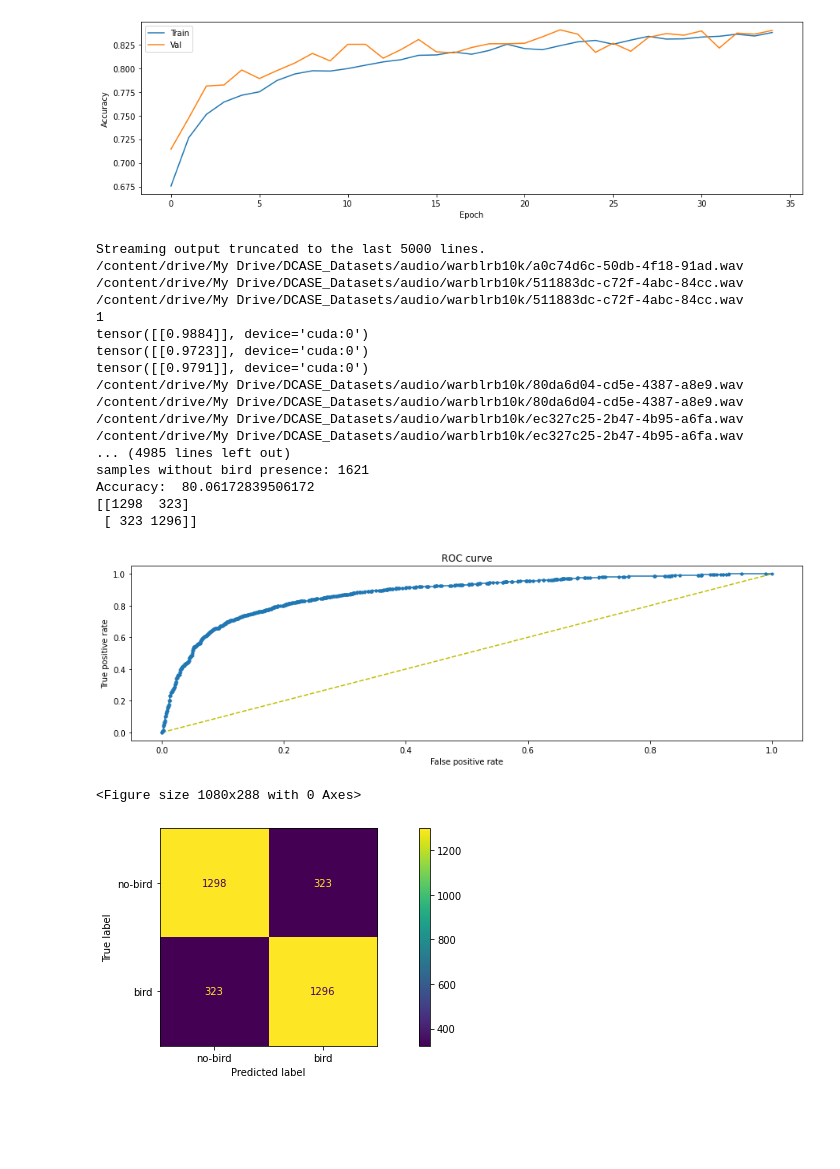
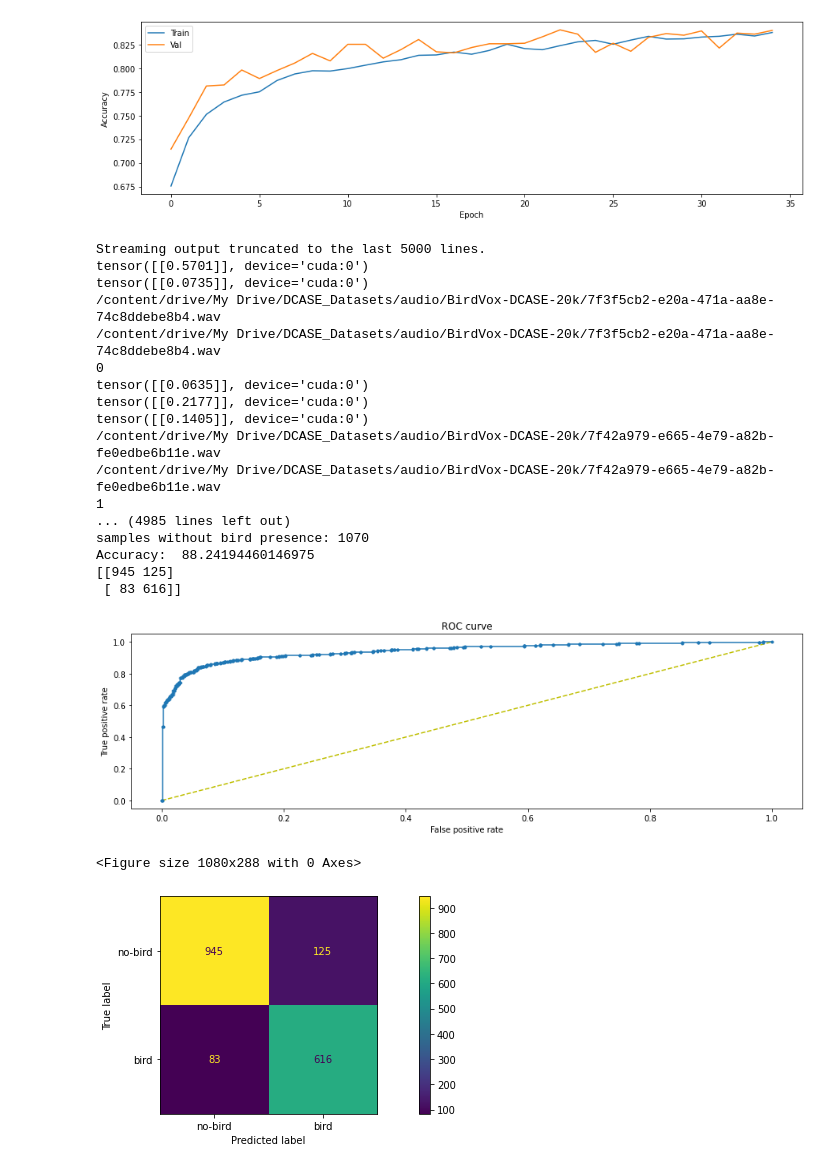
Before and after one commit to edward-h-81/bird_sound_detection, a Jupyter notebook: cnn_pytorch/train_infer_ensemble.ipynb, the cells around one changed output. Cells and saved outputs as stored; diff of their text form; code cells hidden in the pictures; blank space fills up the shorter version.

Commit message:
cyclic shift pth 40 epoch, ipynb print auc edit

```diff
--- a/cnn_pytorch/train_infer_ensemble.ipynb
+++ b/cnn_pytorch/train_infer_ensemble.ipynb
@@ -1038,9 +1040,9 @@ import pandas as pd
 # from cnnbinary_uky import CNNNetwork
 # from train_binary import ANNOTATIONS_FILE, AUDIO_DIR, SAMPLE_RATE, DURATION, NUM_SAMPLES
 
-ANNOTATIONS_birdvox = '/content/drive/My Drive/DCASE_Datasets/labels/BirdVox-DCASE20k.csv'
-ANNOTATIONS_warblr = '/content/drive/My Drive/DCASE_Datasets/labels/warblrb10k.csv'
-ANNOTATIONS_freefield = '/content/drive/My Drive/DCASE_Datasets/labels/ff1010bird.csv'
+ANNOTATIONS = '/content/drive/My Drive/DCASE_Datasets/labels/train_val_csv/bv_ff_val.csv'
+# ANNOTATIONS = '/content/drive/My Drive/DCASE_Datasets/labels/warblrb10k.csv'
+# ANNOTATIONS = '/content/drive/My Drive/DCASE_Datasets/labels/ff1010bird.csv'
 
 AUDIO_DIR = '/content/drive/My Drive/DCASE_Datasets/audio/'
 SAMPLE_RATE = 22050
@@ -1100,7 +1102,7 @@ if __name__ == "__main__":
         normalized=True
     )
 
-    dcase = DCASE_Dataset(ANNOTATIONS_warblr,
+    dcase = DCASE_Dataset(ANNOTATIONS,
                             AUDIO_DIR,
                             mel_spectrogram,
                             SAMPLE_RATE,
@@ -1111,8 +1113,8 @@ if __name__ == "__main__":
 
 
     # get a sample from the dcase dataset for inference
-    # num_files = len(dcase)
-    num_files = 3240
+    num_files = len(dcase)
+    # num_files = 32
     seed(1)
     count = 0
     index = 0
@@ -1126,10 +1128,10 @@ if __name__ == "__main__":
       input, target = dcase[index][0], dcase[index][1]
 
 
-      if target == 1:
-        if val_label < 0.667:
-          index += 1
-          continue
+      # if target == 1:
+      #   if val_label < 0.667:
+      #     index += 1
+      #     continue
 
       input.unsqueeze_(0)
       targs.append(target)
@@ -1150,13 +1152,34 @@ if __name__ == "__main__":
       preds.append(pred)
 
     # measure roc, auc and accuracy
-
+    print("////////////////")
     preds = np.array(preds)
     weights = [0.5, 0.5, 0.5]
     weighted_preds = np.tensordot(preds, weights, axes=((1),(0)))
     fpr, tpr, thresholds = roc_curve(targs, weighted_preds)
     auc_value = auc(fpr, tpr)
     print("Equally weighted area under curve, AUC = ", auc_value * 100)
+    print("////////////////")
+
+    weights = [1.0, 0.0, 0.0]
+    weighted_preds = np.tensordot(preds, weights, axes=((1),(0)))
+    fpr, tpr, thresholds = roc_curve(targs, weighted_preds)
+    auc_value = auc(fpr, tpr)
+    print("Without additional processing area under curve, AUC = ", auc_value * 100)
+    print("////////////////")
+
+    weights = [0.0, 1.0, 0.0]
+    weighted_preds = np.tensordot(preds, weights, axes=((1),(0)))
+    fpr, tpr, thresholds = roc_curve(targs, weighted_preds)
+    auc_value = auc(fpr, tpr)
+    print("With time-frequency masking area under curve, AUC = ", auc_value * 100)
+    print("////////////////")
+
+    weights = [0.0, 0.0, 1.0]
+    weighted_preds = np.tensordot(preds, weights, axes=((1),(0)))
+    fpr, tpr, thresholds = roc_curve(targs, weighted_preds)
+    auc_value = auc(fpr, tpr)
+    print("With background noise area under curve, AUC = ", auc_value * 100)
     print("////////////////")
 
     df = pd.DataFrame([])
@@ -1205,46 +1228,46 @@ if __name__ == "__main__":
     thresholds = np.array(ideal_roc_thresh['thresholds'])
     threshold = thresholds[0]
     i = 0
     pred_binary = 0
     preds_binary = []
     correct = 0
     while i < len(targs):
       if weighted_preds[i] > threshold:
         pred_binary = 1
       else:
         pred_binary = 0
       if pred_binary == targs[i]:
         correct += 1
       preds_binary.append(pred_binary)
       i += 1
     accuracy = (correct / len(targs)) * 100
     print("Accuracy: ", accuracy)
     preds_binary = np.array(preds_binary)
 
     # confusion matrix
     cm = confusion_matrix(targs, preds_binary)
     print(cm)
     disp = ConfusionMatrixDisplay(confusion_matrix=cm, display_labels=class_mapping)
     plt.figure(2)
     disp.plot(values_format='')
 # %% [output]
 Streaming output truncated to the last 5000 lines.
-/content/drive/My Drive/DCASE_Datasets/audio/warblrb10k/a0c74d6c-50db-4f18-91ad.wav
-/content/drive/My Drive/DCASE_Datasets/audio/warblrb10k/511883dc-c72f-4abc-84cc.wav
-/content/drive/My Drive/DCASE_Datasets/audio/warblrb10k/511883dc-c72f-4abc-84cc.wav
+tensor([[0.5701]], device='cuda:0')
+tensor([[0.0735]], device='cuda:0')
+/content/drive/My Drive/DCASE_Datasets/audio/BirdVox-DCASE-20k/7f3f5cb2-e20a-471a-aa8e-74c8ddebe8b4.wav
+/content/drive/My Drive/DCASE_Datasets/audio/BirdVox-DCASE-20k/7f3f5cb2-e20a-471a-aa8e-74c8ddebe8b4.wav
+0
+tensor([[0.0635]], device='cuda:0')
+tensor([[0.2177]], device='cuda:0')
+tensor([[0.1405]], device='cuda:0')
+/content/drive/My Drive/DCASE_Datasets/audio/BirdVox-DCASE-20k/7f42a979-e665-4e79-a82b-fe0edbe6b11e.wav
+/content/drive/My Drive/DCASE_Datasets/audio/BirdVox-DCASE-20k/7f42a979-e665-4e79-a82b-fe0edbe6b11e.wav
 1
-tensor([[0.9884]], device='cuda:0')
-tensor([[0.9723]], device='cuda:0')
-tensor([[0.9791]], device='cuda:0')
-/content/drive/My Drive/DCASE_Datasets/audio/warblrb10k/80da6d04-cd5e-4387-a8e9.wav
-/content/drive/My Drive/DCASE_Datasets/audio/warblrb10k/80da6d04-cd5e-4387-a8e9.wav
-/content/drive/My Drive/DCASE_Datasets/audio/warblrb10k/ec327c25-2b47-4b95-a6fa.wav
-/content/drive/My Drive/DCASE_Datasets/audio/warblrb10k/ec327c25-2b47-4b95-a6fa.wav
 ... (4985 lines left out)
-samples without bird presence: 1621
-Accuracy:  80.06172839506172
-[[1298  323]
- [ 323 1296]]
+samples without bird presence: 1070
+Accuracy:  88.24194460146975
+[[945 125]
+ [ 83 616]]
-[figure, old version]
+[figure, new version]
 <Figure size 1080x288 with 0 Axes>
-[figure, old version]
+[figure, new version]
```
Also changed, not shown: parts of 2 cells of this notebook, 2 other files.
